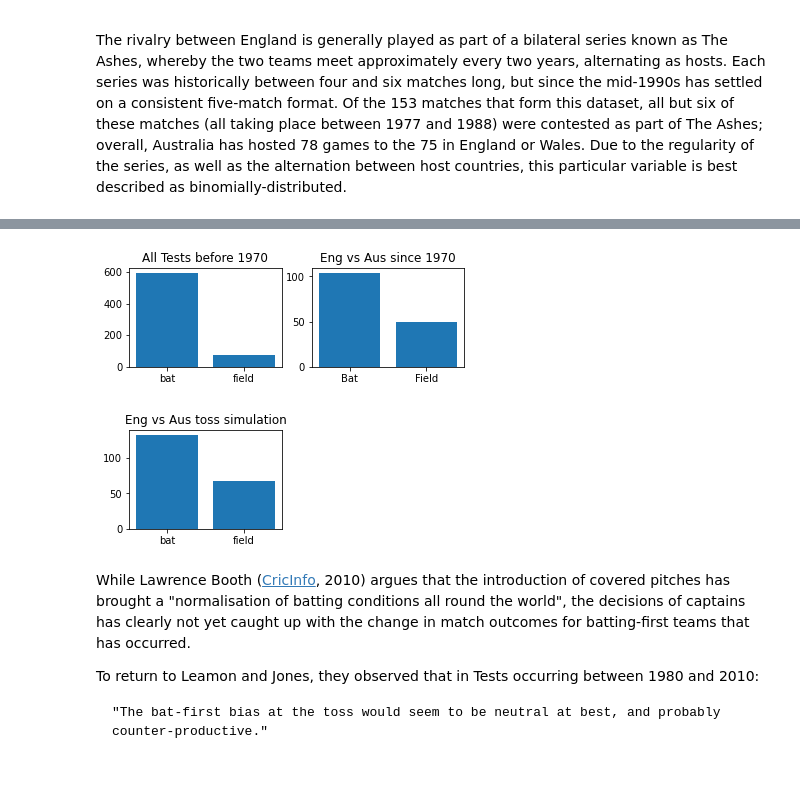
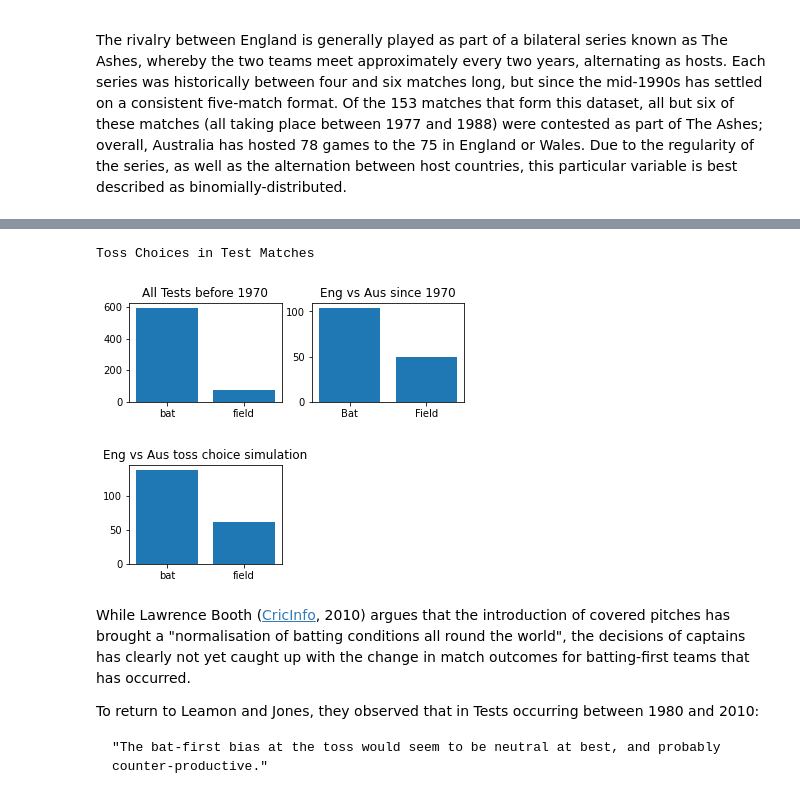
Before and after one commit to kiehozero/atu-progda-assignment, a Jupyter notebook: assignment.ipynb, the cells around one changed output, grey strips where cells are left out. Cells and saved outputs as stored; diff of their text form; code cells hidden in the pictures.

```diff
--- a/assignment.ipynb
+++ b/assignment.ipynb
@@ -109,38 +108,40 @@ The dataset I have extracted reflects this, with 104 teams choosing to bat, and
 # representing the 669 tests that occurred before 1970](https://stats.espncricinfo.com/ci/engine/records/team/match_results.html?class=1;id=1969;type=year)
 # Leamon and Jones: 89 percent of captains chose to bat
 occs = [595, 74]
 # number of times each decision has occurred
 decs = ['bat', 'field']
 
+print("Toss Choices in Test Matches")
 plt.subplot(2, 2, 1)
 plt.bar(decs, occs)
 plt.title("All Tests before 1970")
 
 # plotting real results of dataset for England vs Australia matches since 1970
 ashchoice = ash['choice']
 vals, counts = np.unique(ashchoice, return_counts=True)
 plt.subplot(2, 2, 2)
 plt.bar(vals, counts)
 plt.title("Eng vs Aus since 1970")
 plt.show()
 
 # binomially-distributed generated data for simulated England vs Australia matches
 toss = 1
 tests = 200
 # represents the actual proportions of decisions to either field (49) or bat (104) in the extracted dataset
 bat_choice = 1 - ( 104 / ( 49 + 104 ) )
-sim_tosses = np.random.binomial(toss, bat_choice, tests)
+sim_choice = np.random.binomial(toss, bat_choice, tests)
 
-vals, counts = np.unique(sim_tosses, return_counts=True)
+vals, counts = np.unique(sim_choice, return_counts=True)
 plt.subplot(2, 2, 3)
 plt.bar(vals, counts)
-plt.title("Eng vs Aus toss simulation")
-plt.xticks(x_axis, decs)
+plt.title("Eng vs Aus toss choice simulation")
+plt.xticks(vals, decs)
 # adding a second show() function to give some space to headers and x-axis labels
 plt.show()
 # %% [output]
+Toss Choices in Test Matches
 [figure]
-[figure, old version]
+[figure, new version]
 # %% [markdown]
 While Lawrence Booth ([CricInfo](https://www.espncricinfo.com/story/cricket-s-turning-points-covered-pitches-461172), 2010) argues that the introduction of covered pitches has brought a "normalisation of batting conditions all round the world", the decisions of captains has clearly not yet caught up with the change in match outcomes for batting-first teams that has occurred.
 
```
Also changed, not shown: parts of 17 cells of this notebook, 1 other file.
